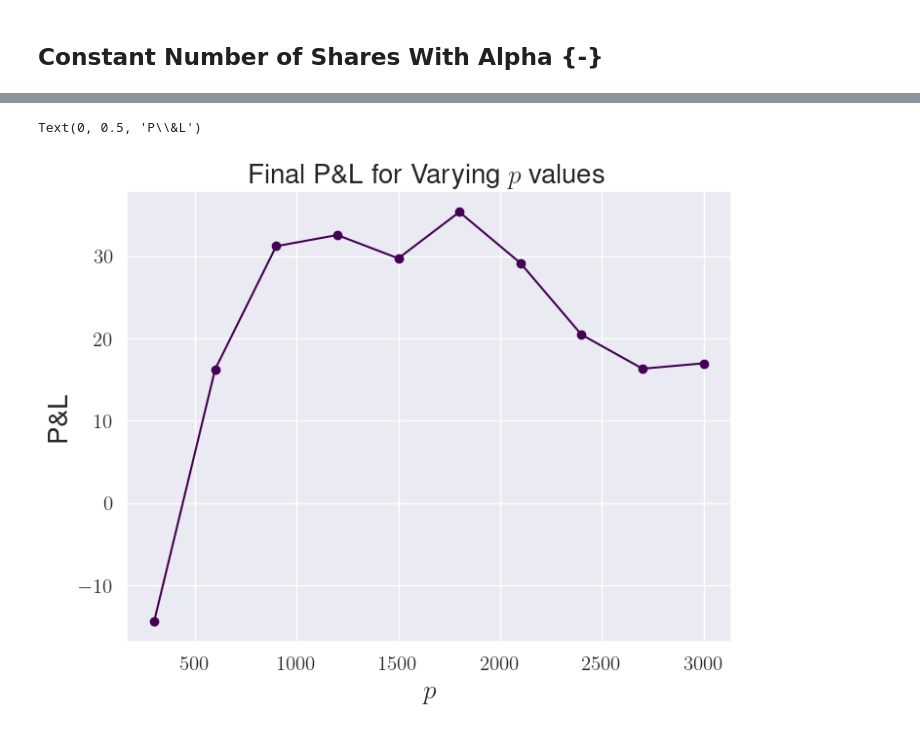
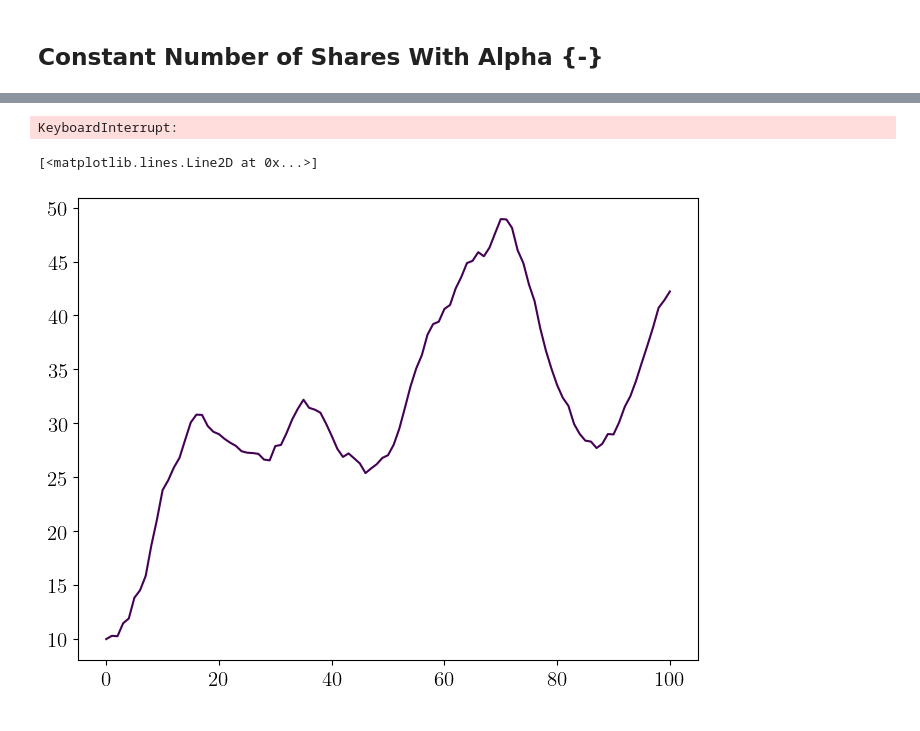
Before and after one commit to edmund735/seniorthesis, a Jupyter notebook: models.ipynb, the cells around one changed output, grey strips where cells are left out. Drawn from its saved outputs; the diff is of its cells as text; code cells hidden in the pictures.

```diff
--- a/models.ipynb
+++ b/models.ipynb
@@ -308,13 +356,35 @@ plt.show(plot_multi_results(rf"$\mathbf{{x_t=\frac{{Q_T-Q_t}}{{T-t}}+p*\alpha_t,
-# %%
-final_Y = np.array([d[x]['Y'].iloc[-1] for x in d.keys()])
-df = pd.DataFrame({'p': d.keys(), 'Final P\&L': final_Y})
-# sns.scatterplot(df, x = 'p', y = 'Final P\&L')
-plt.plot(df['p'], df['Final P\&L'], 'o-')
-plt.title(r"Final P\&L for Varying $p$ values")
-plt.xlabel("$p$")
-plt.ylabel("P\&L")
-# %% [output]
-Text(0, 0.5, 'P\\&L')
-[figure, removed]
+# %%
+d = {}
+params = {
+    'init_q': 1000,
+    'target_q': 0,
+    'c': 0.5,
+    'lamb': 0.01,
+    'tau': 10,
+    'theta': 5,
+    'gamma': 0.02,
+    'T': 100,
+    'sigma': 0.1,
+    'n_MC': 500_000,
+}
+
+p_vals = np.arange(1, 2001, 1)
+for frac in p_vals:
+    d[frac] = sim_MC(const_num_alpha_only_sell, key_args = {'p': frac}, **params)
+
+plot_multi_results(rf"$\mathbf{{x_t=\frac{{Q_T-Q_t}}{{T-t}}+p*\alpha_t,c={params['c']},\lambda={params['lamb']},\tau={params['tau']},\theta={params['theta']},\gamma={params['gamma']},\sigma={params['sigma']},T={params['T']}, \# sims={params['n_MC']}}}$", d, save_fig=False, fpath = "constalph05")
+# %% [output]
+KeyboardInterrupt:
+# %%
+rw = np.zeros(101)
+rw[0] = 10
+a = 0
+for i in range(100):
+    a = np.exp(-1/10) * a + 0.5*rng.standard_normal()
+    rw[i+1] = rw[i] + 0.3 * rng.standard_normal() + a
+plt.plot(rw)
+# %% [output]
+[<matplotlib.lines.Line2D at 0x...>]
+[figure, added]
 # %%
 # %% [output]
```
Also changed, not shown: parts of 8 cells of this notebook.
